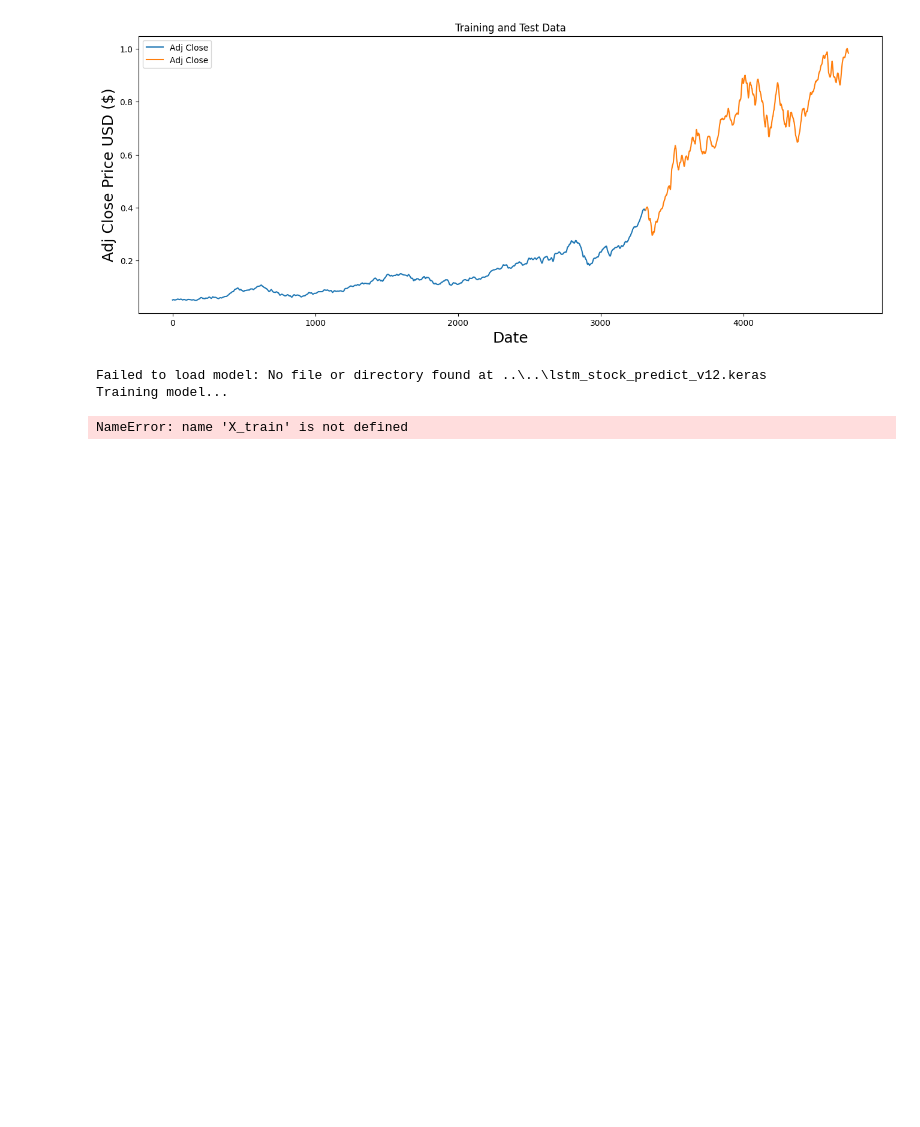
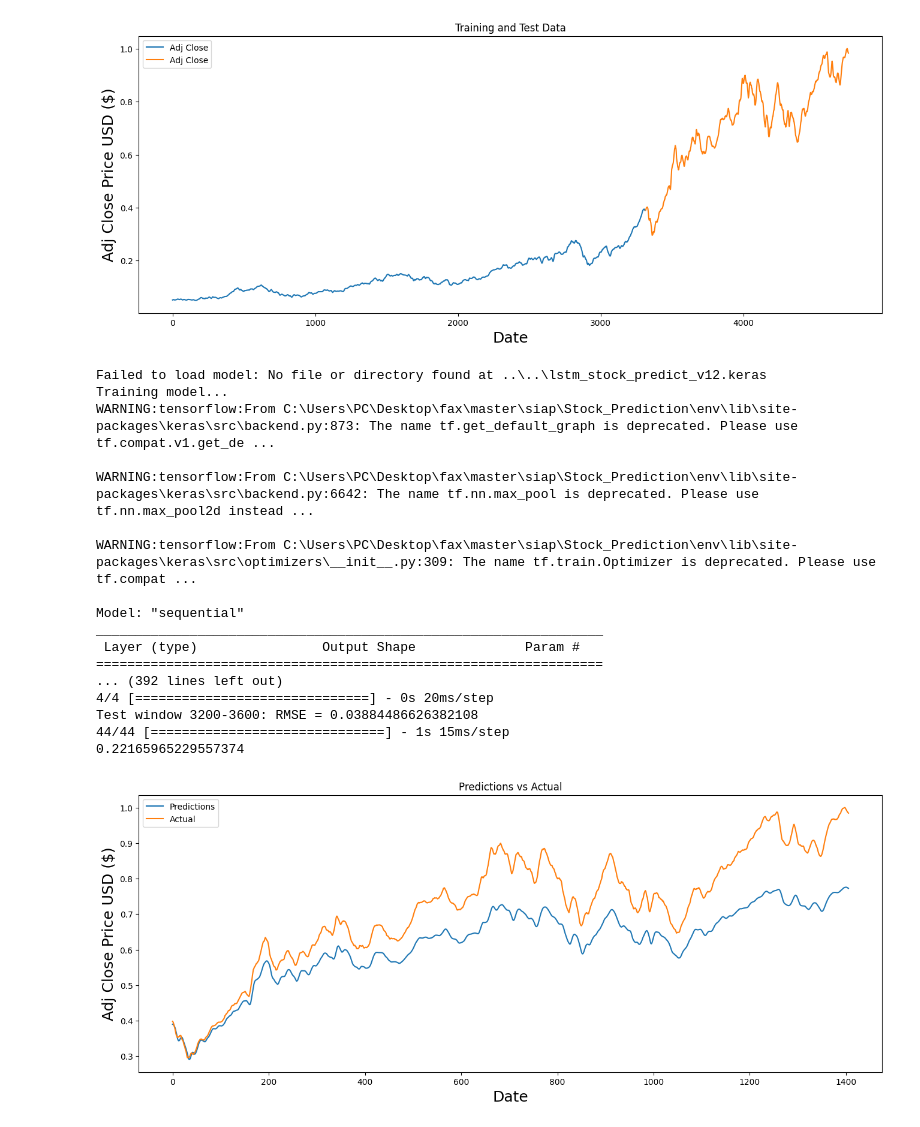
Before and after one commit to PasanovicHalid/Stock_Prediction, a Jupyter notebook: algorithms/cnn-lstm/cnn-lstm.ipynb, the cells around one changed output. Cells and saved outputs as stored; diff of their text form; code cells hidden in the pictures; blank space fills up the shorter version.

Commit message:
cnn-lstm walk forward

```diff
--- a/algorithms/cnn-lstm/cnn-lst-test.ipynb
+++ b/algorithms/cnn-lstm/cnn-lstm.ipynb
@@ -98,25 +98,29 @@ def plot_data_list(loaded_data_list, title: str, xlabel: str, ylabel: str, datac
     plt.show()
 
 def walk_forward_method(model, X, y):
-    W, T = 20, 5
+    W, T = 800, 400
     N = X.shape[0]
     rmse_list = []
 
     # Walk Forward Validation
     for i in range(0, N - W, T):
-        train_X, train_y = X[i:i+W], y[i:i+W]
-        test_X, test_y = X[i+W:i+W+T], y[i+W:i+W+T]
+        try:
+            train_X, train_y = X[i:i+W], y[i:i+W]
+            test_X, test_y = X[i+W:i+W+T], y[i+W:i+W+T]
 
-        # Train model
-        model = train_and_save_model(model, train_X, train_y, batch_size=20, epochs=25)
+            # Train model
+            model = train_and_save_model(model, train_X, train_y, batch_size=20, epochs=25)
 
-        # Test model
-        predictions = model.predict(test_X)
-        rmse = np.sqrt(mean_squared_error(test_y, predictions))
-        rmse_list.append(rmse)
+            # Test model
+            predictions = model.predict(test_X)
+            rmse = np.sqrt(np.mean(((predictions - test_y) ** 2)))
+            rmse_list.append(rmse)
 
-        print(f"Test window {i+W}-{i+W+T}: RMSE = {rmse}")
-
+            print(f"Test window {i+W}-{i+W+T}: RMSE = {rmse}")
+        except e:
+            print("==================")
+            print(e)
+            print("==================")
     return model
 
 def main():
@@ -169,5 +181,20 @@ if __name__ == "__main__":
 [figure]
 [figure]
-Failed to load model: No file or directory found at ..\..\lstm_stock_predict_v12.keras
-Training model...
-NameError: name 'X_train' is not defined
+Failed to load model: No file or directory found at ..\..\lstm_stock_predict_v12.keras
+Training model...
+WARNING:tensorflow:From C:\Users\PC\Desktop\fax\master\siap\Stock_Prediction\env\lib\site-packages\keras\src\backend.py:873: The name tf.get_default_graph is deprecated. Please use tf.compat.v1.get_de ...
+
+WARNING:tensorflow:From C:\Users\PC\Desktop\fax\master\siap\Stock_Prediction\env\lib\site-packages\keras\src\backend.py:6642: The name tf.nn.max_pool is deprecated. Please use tf.nn.max_pool2d instead ...
+
+WARNING:tensorflow:From C:\Users\PC\Desktop\fax\master\siap\Stock_Prediction\env\lib\site-packages\keras\src\optimizers\__init__.py:309: The name tf.train.Optimizer is deprecated. Please use tf.compat ...
+
+Model: "sequential"
+_________________________________________________________________
+ Layer (type)                Output Shape              Param #
+=================================================================
+... (392 lines left out)
+4/4 [==============================] - 0s 20ms/step
+Test window 3200-3600: RMSE = 0.03884486626382108
+44/44 [==============================] - 1s 15ms/step
+0.22165965229557374
+[figure, added]
```
Also changed, not shown: parts of 1 cell of this notebook, 2 other files.
